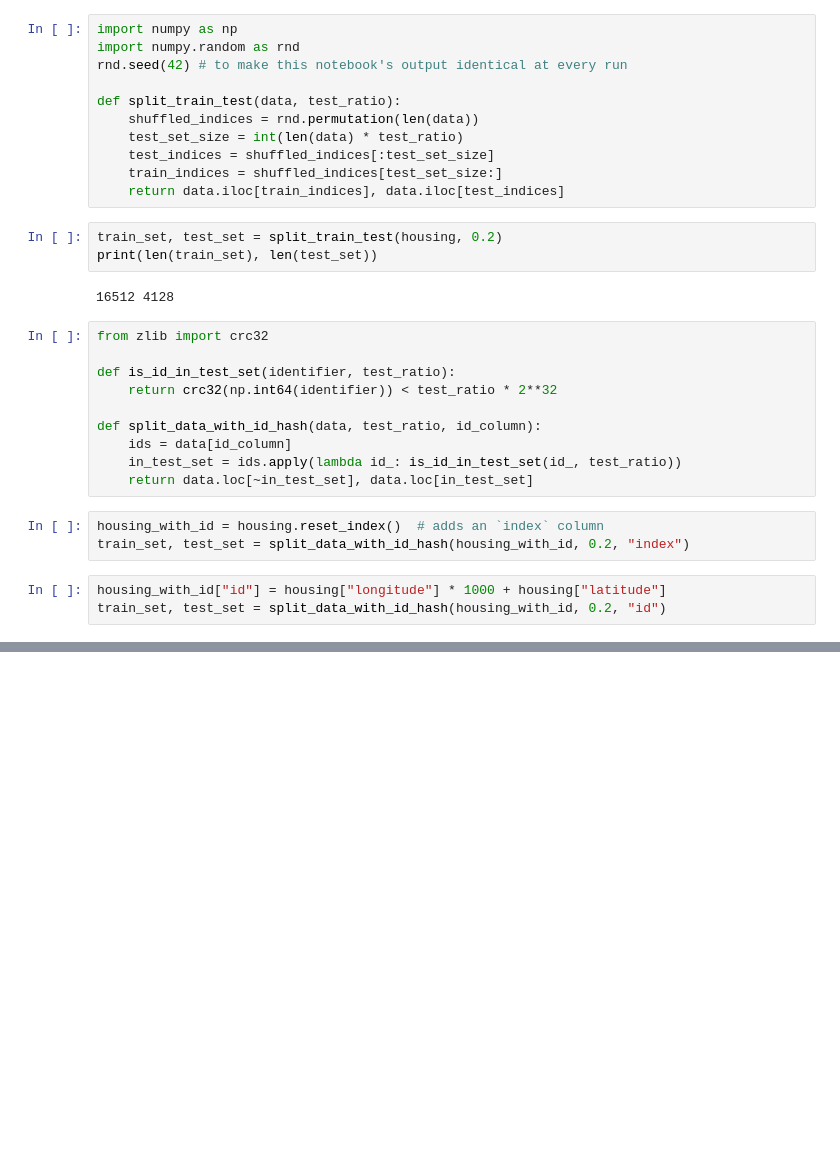
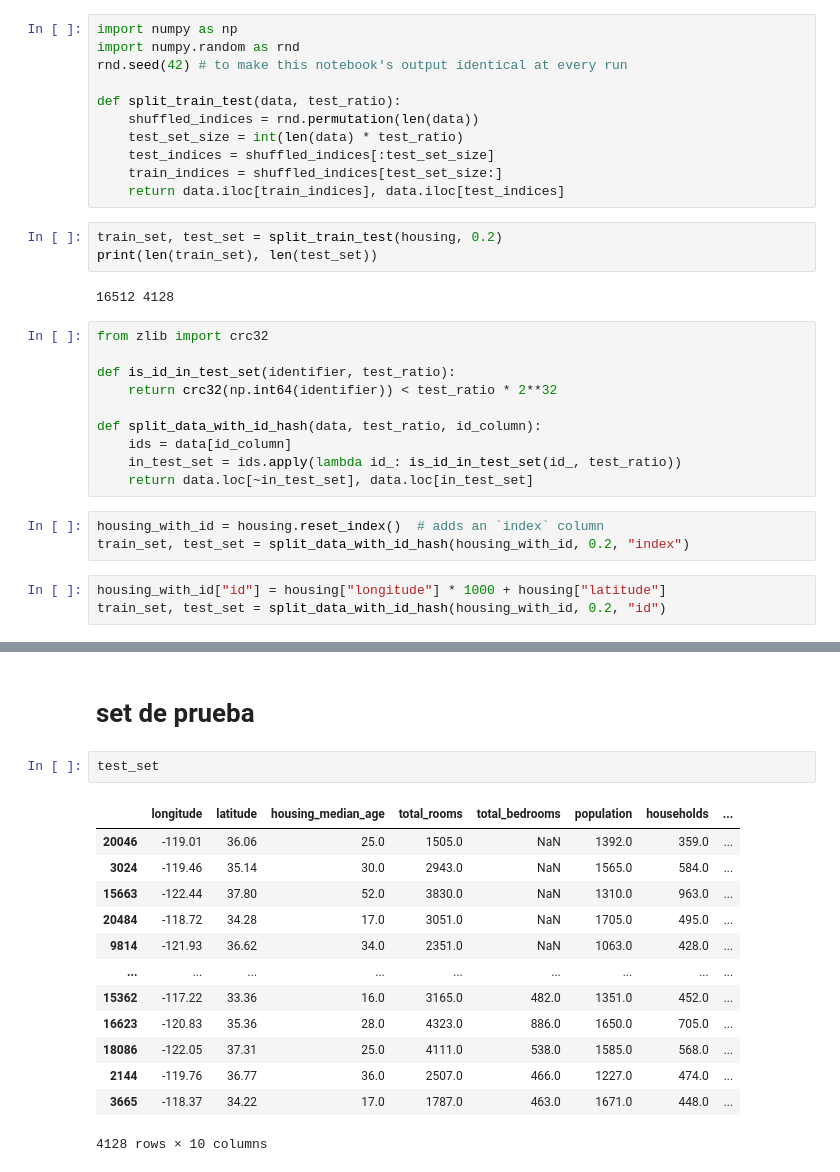
Before and after one commit to marco-canas/cumplea-os_oficina_docentes, a Jupyter notebook: revision_bibloografica/c_2_geron/c_2_dani.ipynb, the cells around one changed output, grey strips where cells are left out. Drawn from its saved outputs; the diff is of its cells as text; blank space fills up the shorter version.

```diff
--- a/revision_bibloografica/c_2_geron/c_2_dani.ipynb
+++ b/revision_bibloografica/c_2_geron/c_2_dani.ipynb
@@ -151,0 +146,18 @@ ModuleNotFoundError: No module named 'sklearn'
+# %% [markdown]
+# set de prueba
+# %%
+test_set
+# %% [output]
+|  | longitude | latitude | housing_median_age | total_rooms | total_bedrooms | population | households | ... |
+| 20046 | -119.01 | 36.06 | 25.0 | 1505.0 | NaN | 1392.0 | 359.0 | ... |
+| 3024 | -119.46 | 35.14 | 30.0 | 2943.0 | NaN | 1565.0 | 584.0 | ... |
+| 15663 | -122.44 | 37.80 | 52.0 | 3830.0 | NaN | 1310.0 | 963.0 | ... |
+| 20484 | -118.72 | 34.28 | 17.0 | 3051.0 | NaN | 1705.0 | 495.0 | ... |
+| 9814 | -121.93 | 36.62 | 34.0 | 2351.0 | NaN | 1063.0 | 428.0 | ... |
+| ... | ... | ... | ... | ... | ... | ... | ... | ... |
+| 15362 | -117.22 | 33.36 | 16.0 | 3165.0 | 482.0 | 1351.0 | 452.0 | ... |
+| 16623 | -120.83 | 35.36 | 28.0 | 4323.0 | 886.0 | 1650.0 | 705.0 | ... |
+| 18086 | -122.05 | 37.31 | 25.0 | 4111.0 | 538.0 | 1585.0 | 568.0 | ... |
+| 2144 | -119.76 | 36.77 | 36.0 | 2507.0 | 466.0 | 1227.0 | 474.0 | ... |
+| 3665 | -118.37 | 34.22 | 17.0 | 1787.0 | 463.0 | 1671.0 | 448.0 | ... |
+4128 rows × 10 columns
```
Also changed, not shown: parts of 8 cells of this notebook, 1 other file.
